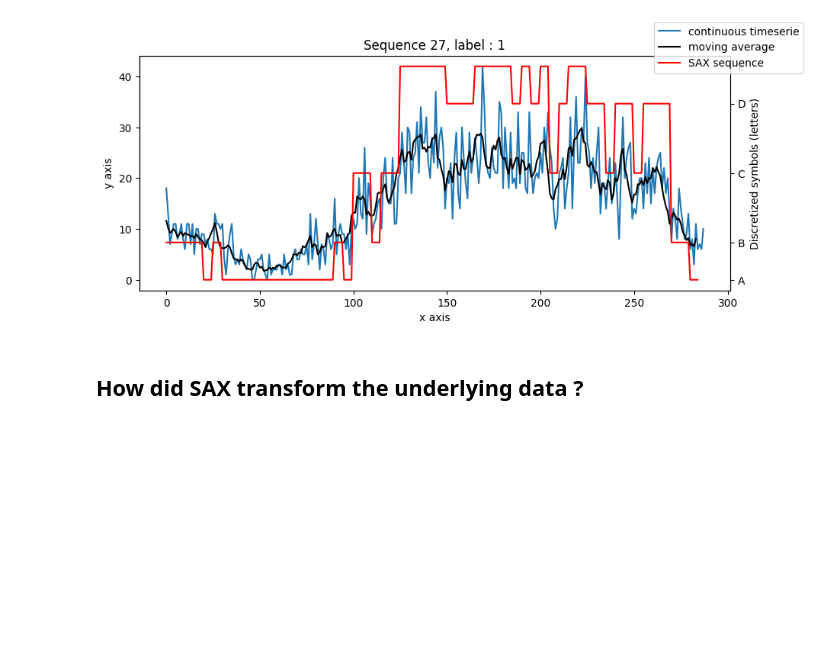
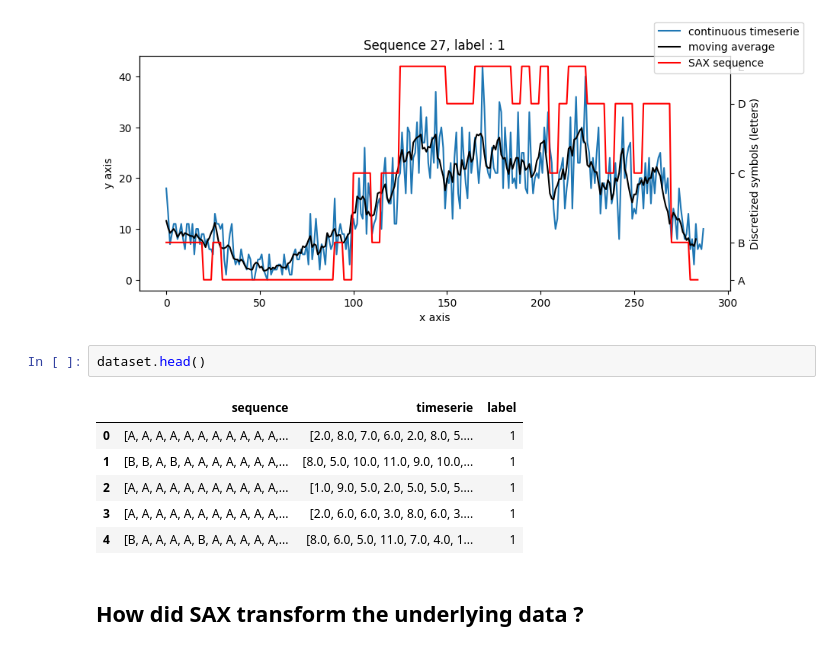
Before and after one commit to midsougou/DAD_library, a Jupyter notebook: dataset_explorer.ipynb, the cells around one changed output. Saved outputs shown, nothing was run; the diff lists cells and outputs as text; blank space fills up the shorter version.

```diff
--- a/dataset_explorer.ipynb
+++ b/dataset_explorer.ipynb
@@ -45,6 +67,15 @@ You can visualize a few of the sequences here, by adjusting the paramter of the
 saxer.display_sequence(27, display_moving_average=True)
 # %% [output]
 [figure]
+# %%
+dataset.head()
+# %% [output]
+|  | sequence | timeserie | label |
+| 0 | [A, A, A, A, A, A, A, A, A, A, A,... | [2.0, 8.0, 7.0, 6.0, 2.0, 8.0, 5.... | 1 |
+| 1 | [B, B, A, B, A, A, A, A, A, A, A,... | [8.0, 5.0, 10.0, 11.0, 9.0, 10.0,... | 1 |
+| 2 | [A, A, A, A, A, A, A, A, A, A, A,... | [1.0, 9.0, 5.0, 2.0, 5.0, 5.0, 5.... | 1 |
+| 3 | [A, A, A, A, A, A, A, A, A, A, A,... | [2.0, 6.0, 6.0, 3.0, 8.0, 6.0, 3.... | 1 |
+| 4 | [B, A, A, A, A, B, A, A, A, A, A,... | [8.0, 6.0, 5.0, 11.0, 7.0, 4.0, 1... | 1 |
 # %% [markdown]
 ## How did SAX transform the underlying data ?
 # %% [markdown]
```
Also changed, not shown: parts of 23 cells of this notebook, 12 other files.
